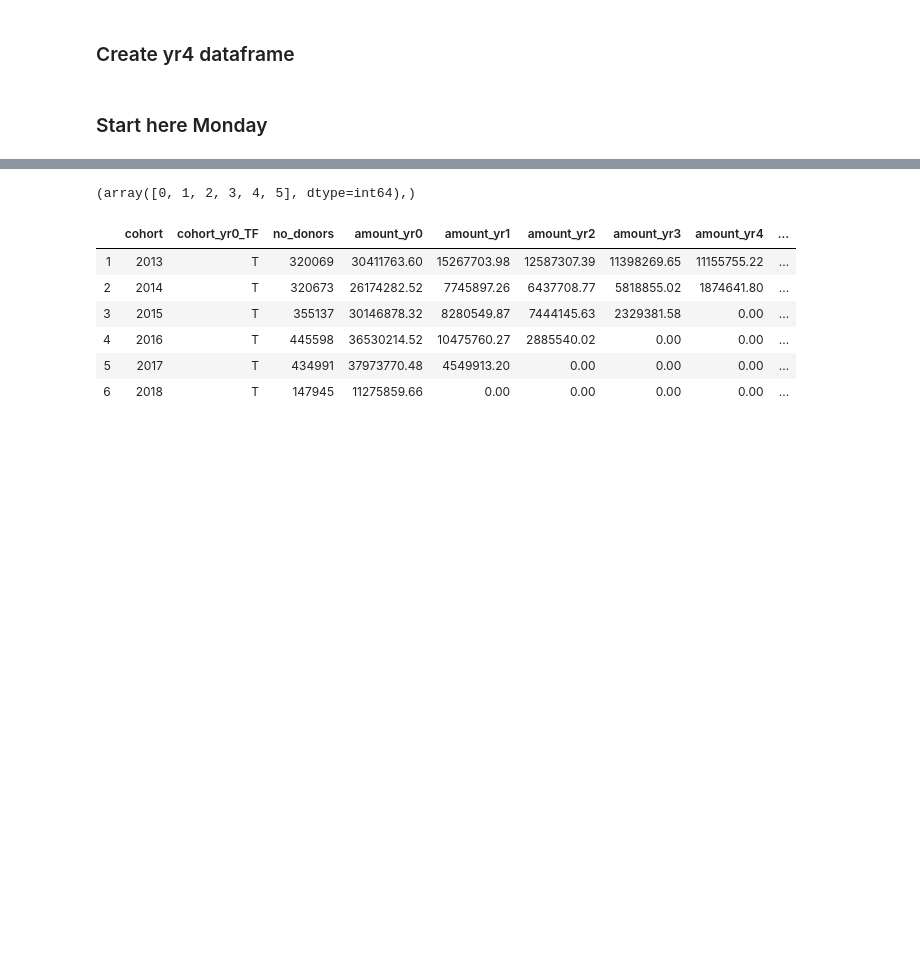
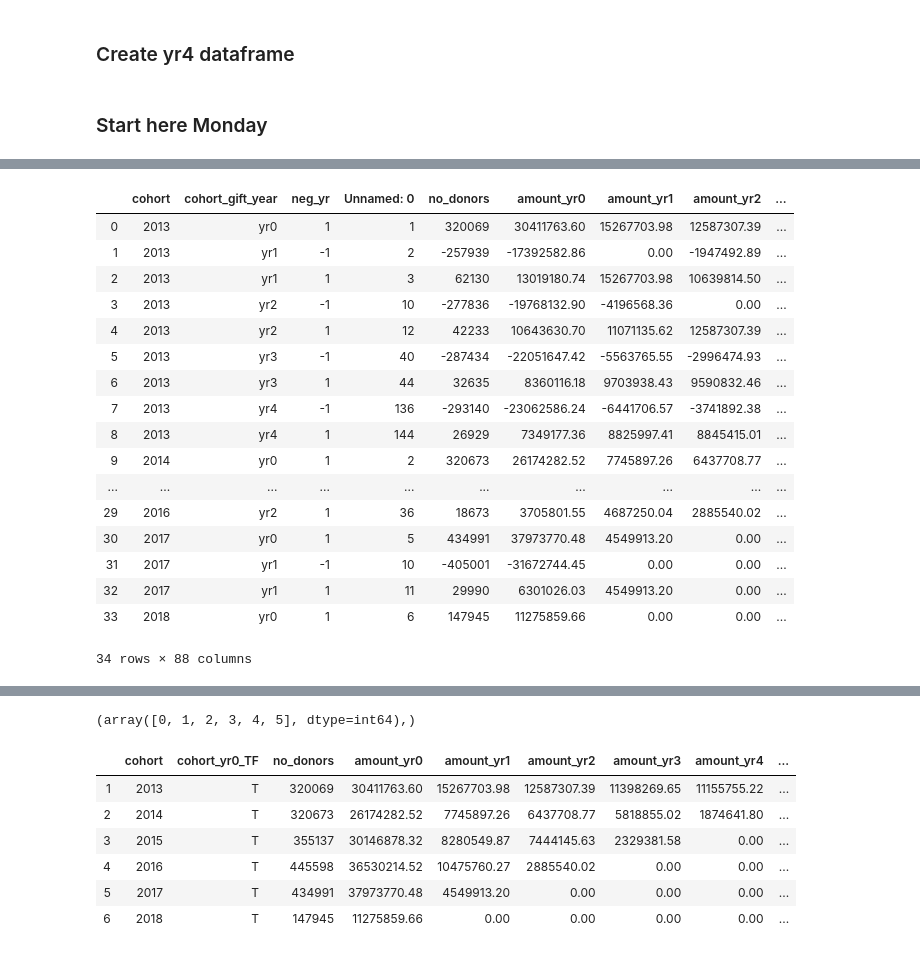
Before and after one commit to erinmarieanderson/donations, a Jupyter notebook: notebooks/11_-Copy1.ipynb, the cells around one changed output, grey strips where cells are left out. Drawn from its saved outputs; the diff is of its cells as text; code cells hidden in the pictures; blank space fills up the shorter version.

```diff
--- a/notebooks/11_-Copy1.ipynb
+++ b/notebooks/11_-Copy1.ipynb
@@ -652,0 +760,29 @@ df5.query('cohort == 2013 & cohort_gift_year == "yr0"')
+# %%
+# fig = px.scatter(
+#     df, x='total_bill', y='tip', opacity=0.65,
+#     trendline='ols', trendline_color_override='darkblue'
+# )
+#fig.data = []
+df5.loc[:,"neg_yr"] = df5["neg_yr"].astype(int)
+
+data=df5.groupby(['cohort_gift_year','cohort','neg_yr']).sum().reset_index().query('cohort_gift_year != "yr2" & cohort_gift_year != "yr3" & cohort_gift_year != "yr4" & neg_yr == 1')
+x='cohort'
+
+y="no_donors"
+color="cohort_gift_year"
+
+fig = px.bar(data, x=x, y=y, color=color,
+            title="1. Donor Behavior over Time, by Cohort", barmode='group'
+                # trendline='ols', trendline_color_override='darkblue'
+            #color_continuous_scale="RdYlGn",
+           # hover_data=['cohort', 'no_donors', 'count_yr2'],
+            # labels={'cohort':'class'},
+             #height=500
+                )
+fig.show()
+
+help_fig = px.scatter(data.query('cohort == "2013"'), x=x, y=y, trendline="ols")
+x_trend = help_fig["data"][1]['x']
+y_trend = help_fig["data"][1]['y'].
+
+fig.add_trace(go.Line(x=x_trend, y=y_trend))
@@ -662,3 +804,24 @@ fig.update_xaxes(type='category')
 fig.show()
 # %% [output]
 [interactive output not drawn]
+# %%
+df5.groupby(['cohort', 'cohort_gift_year', 'neg_yr']).sum().reset_index()
+# %% [output]
+|  | cohort | cohort_gift_year | neg_yr | Unnamed: 0 | no_donors | amount_yr0 | amount_yr1 | amount_yr2 | ... |
+| 0 | 2013 | yr0 | 1 | 1 | 320069 | 30411763.60 | 15267703.98 | 12587307.39 | ... |
+| 1 | 2013 | yr1 | -1 | 2 | -257939 | -17392582.86 | 0.00 | -1947492.89 | ... |
+| 2 | 2013 | yr1 | 1 | 3 | 62130 | 13019180.74 | 15267703.98 | 10639814.50 | ... |
+| 3 | 2013 | yr2 | -1 | 10 | -277836 | -19768132.90 | -4196568.36 | 0.00 | ... |
+| 4 | 2013 | yr2 | 1 | 12 | 42233 | 10643630.70 | 11071135.62 | 12587307.39 | ... |
+| 5 | 2013 | yr3 | -1 | 40 | -287434 | -22051647.42 | -5563765.55 | -2996474.93 | ... |
+| 6 | 2013 | yr3 | 1 | 44 | 32635 | 8360116.18 | 9703938.43 | 9590832.46 | ... |
+| 7 | 2013 | yr4 | -1 | 136 | -293140 | -23062586.24 | -6441706.57 | -3741892.38 | ... |
+| 8 | 2013 | yr4 | 1 | 144 | 26929 | 7349177.36 | 8825997.41 | 8845415.01 | ... |
+| 9 | 2014 | yr0 | 1 | 2 | 320673 | 26174282.52 | 7745897.26 | 6437708.77 | ... |
+| ... | ... | ... | ... | ... | ... | ... | ... | ... | ... |
+| 29 | 2016 | yr2 | 1 | 36 | 18673 | 3705801.55 | 4687250.04 | 2885540.02 | ... |
+| 30 | 2017 | yr0 | 1 | 5 | 434991 | 37973770.48 | 4549913.20 | 0.00 | ... |
+| 31 | 2017 | yr1 | -1 | 10 | -405001 | -31672744.45 | 0.00 | 0.00 | ... |
+| 32 | 2017 | yr1 | 1 | 11 | 29990 | 6301026.03 | 4549913.20 | 0.00 | ... |
+| 33 | 2018 | yr0 | 1 | 6 | 147945 | 11275859.66 | 0.00 | 0.00 | ... |
+34 rows × 88 columns
```
Also changed, not shown: parts of 22 cells of this notebook, 2 other files.
